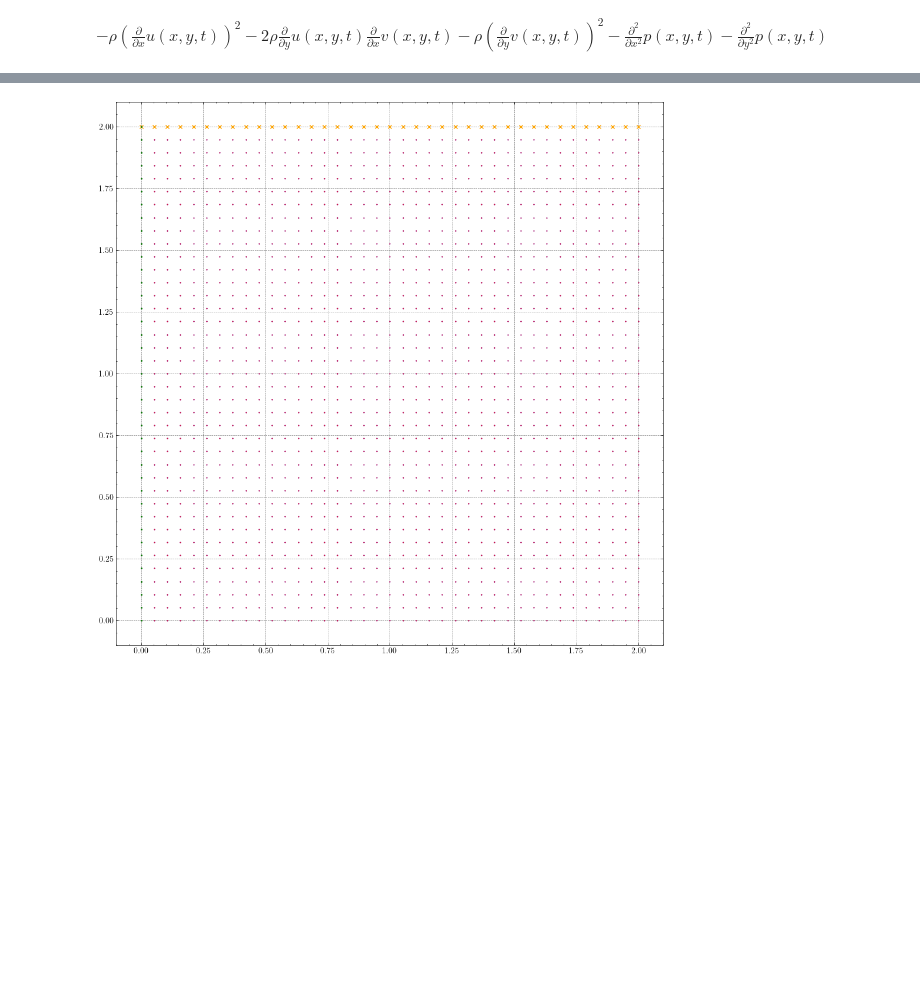
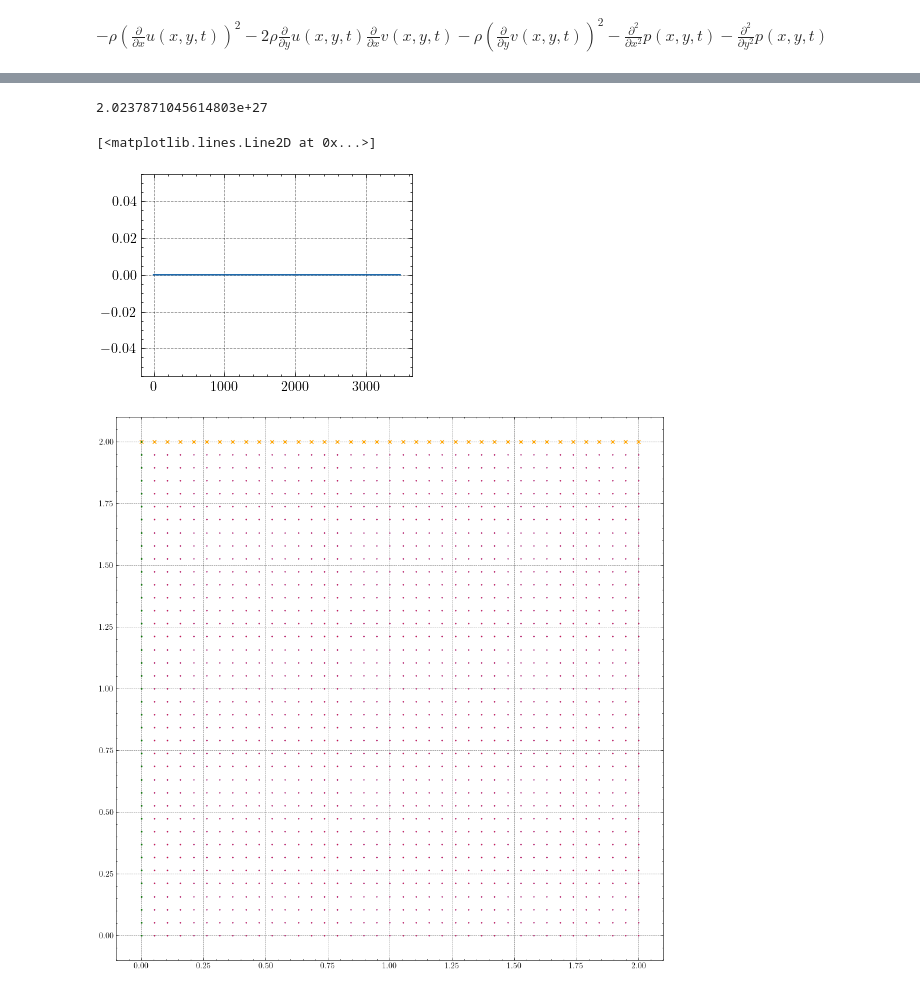
Before and after one commit to danielgerardclaassen/statfem-mcmc, a Jupyter notebook: navstoke.ipynb, the cells around one changed output, grey strips where cells are left out. Drawn from its saved outputs; the diff is of its cells as text; code cells hidden in the pictures; blank space fills up the shorter version.

```diff
--- a/navstoke.ipynb
+++ b/navstoke.ipynb
@@ -190,0 +642,4 @@ J33_lim = sp.limit((J33 - greened_FEQ3) / epsilon, epsilon, 0)
+# %%
+du_norm
+# %% [output]
+2.0237871045614803e+27
@@ -191,3 +777,8 @@ J33_lim = sp.limit((J33 - greened_FEQ3) / epsilon, epsilon, 0)
+# %%
+plt.plot(u_fields[step,:])
+# %% [output]
+[<matplotlib.lines.Line2D at 0x...>]
+[figure, added]
 # %%
 horizontal_cell_count = 20
 vertical_cell_count = 20
```
Also changed, not shown: parts of 23 cells of this notebook, 1 other file.
